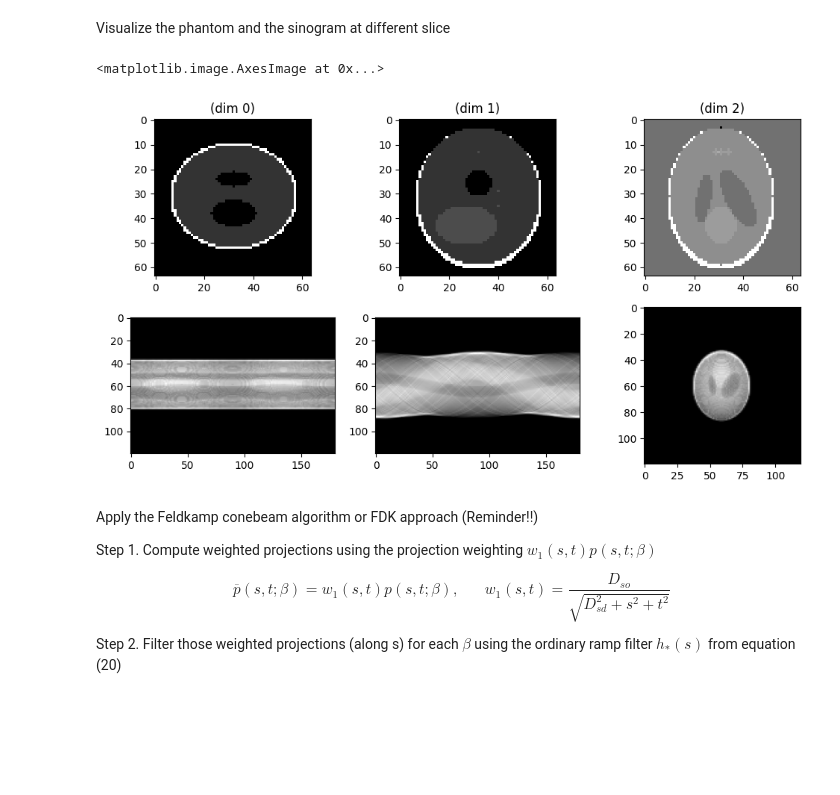
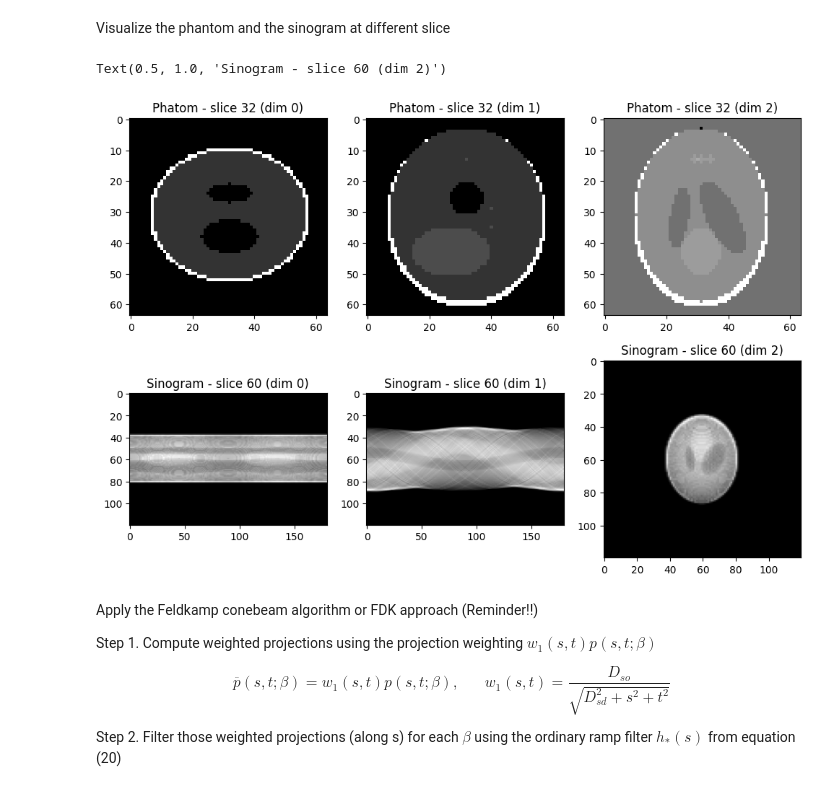
Before and after one commit to kzboey/Analytical-Tomographic-Image-Reconstruction-Methods, a Jupyter notebook: conebeam_demo.ipynb, the cells around one changed output. Cells and saved outputs as stored; diff of their text form; code cells hidden in the pictures; blank space fills up the shorter version.

```diff
--- a/conebeam_demo.ipynb
+++ b/conebeam_demo.ipynb
@@ -43,20 +43,23 @@ sino = projector.apply(phantom)
 Visualize the phantom and the sinogram at different slice
 # %%
 # Visualize slices at the middle
-fig, ((ax1, ax2, ax3), (ax4, ax5, ax6)) = plt.subplots(2,3 , figsize=(12, 6))
+fig, ((ax1, ax2, ax3), (ax4, ax5, ax6)) = plt.subplots(2,3 , figsize=(12, 8))
 
 ax1.imshow(phantom[32,:,:], cmap="gray")
-ax1.set_title("(dim 0)")
+ax1.set_title("Phatom - slice 32 (dim 0)")
 ax2.imshow(phantom[:,32,:], cmap="gray")
-ax2.set_title("(dim 1)")
+ax2.set_title("Phatom - slice 32 (dim 1)")
 ax3.imshow(phantom[:,:,32], cmap="gray")
-ax3.set_title("(dim 2)")
+ax3.set_title("Phatom - slice 32 (dim 2)")
 ax4.imshow(sino[60,:,:], cmap="gray")
+ax4.set_title("Sinogram - slice 60 (dim 0)")
 ax5.imshow(sino[:,60,:], cmap="gray")
+ax5.set_title("Sinogram - slice 60 (dim 1)")
 ax6.imshow(sino[:,:,60], cmap="gray")
+ax6.set_title("Sinogram - slice 60 (dim 2)")
 # %% [output]
-<matplotlib.image.AxesImage at 0x...>
+Text(0.5, 1.0, 'Sinogram - slice 60 (dim 2)')
-[figure, old version]
+[figure, new version]
 # %% [markdown]
 Apply the Feldkamp conebeam algorithm or FDK approach (Reminder!!)
 
```
Also changed, not shown: parts of 4 cells of this notebook, 3 other files.
